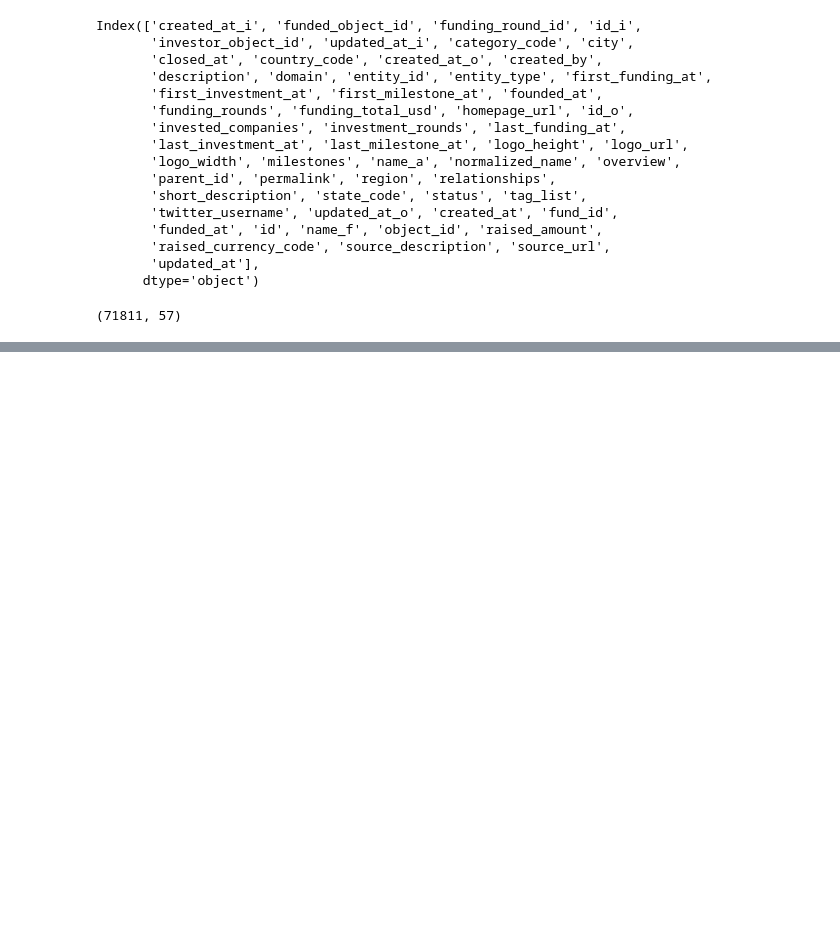
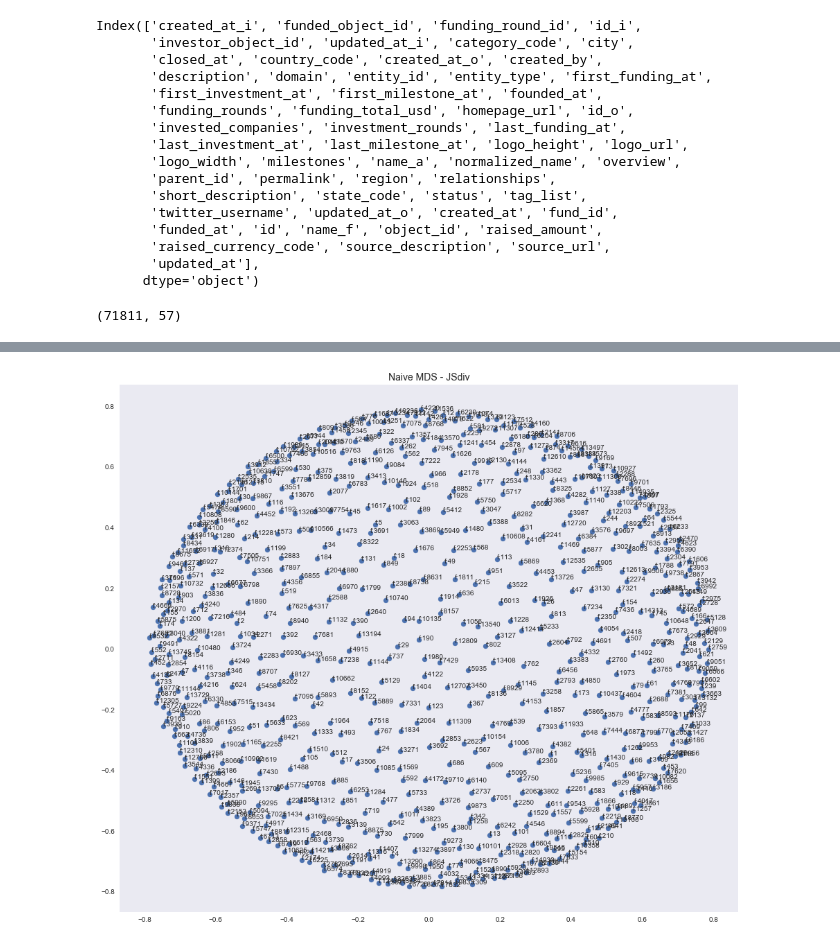
Before and after one commit to berkeley-stat159-f17/project-3-p2-mo-ma-ne, a Jupyter notebook: investors.ipynb, the cells around one changed output, grey strips where cells are left out. Drawn from its saved outputs; the diff is of its cells as text; code cells hidden in the pictures; blank space fills up the shorter version.

```diff
--- a/investors.ipynb
+++ b/investors.ipynb
@@ -143,0 +333,11 @@ a.set_xticklabels(allData_melted.investor_object_id, rotation=90);
+# %%
+# Fit with MSD
+points_JSd = fit_MDS_2D(JSd_dists)
+
+#create scatter plot of projected points based on JSDiv
+simple_scatterplot(points_JSd[:,0],points_JSd[:,1],
+                   "Naive MDS - JSdiv",
+                   investors
+                  );
+# %% [output]
+[figure, added]
```
Also changed, not shown: parts of 36 cells of this notebook, 2 other files.
